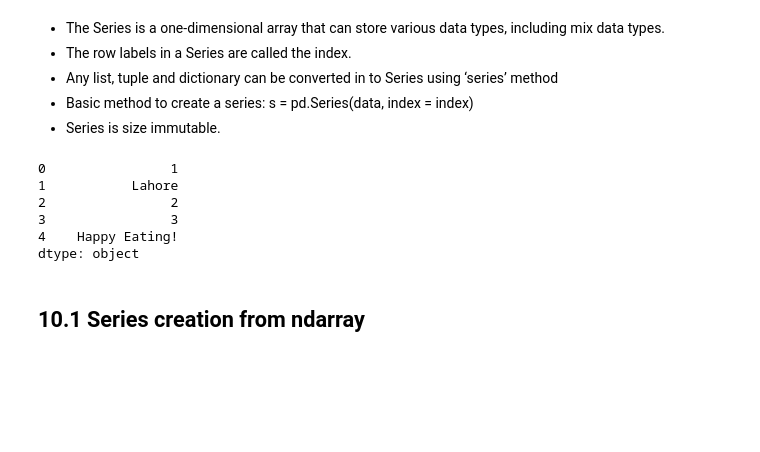
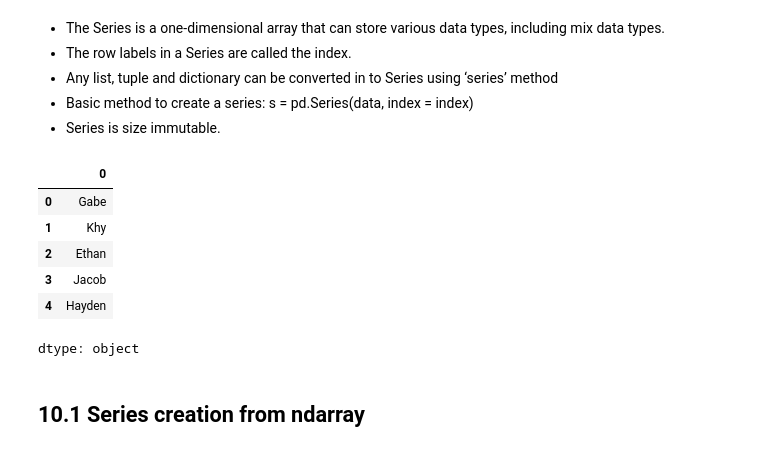
Before and after one commit to IAT-ExploringAI-2024/Week1---Intro-to-Python, a Jupyter notebook: Introduction_to_Python.ipynb, the cells around one changed output. Cells and saved outputs as stored; diff of their text form; code cells hidden in the pictures; blank space fills up the shorter version.

```diff
--- a/Introduction_to_Python.ipynb
+++ b/Introduction_to_Python.ipynb
@@ -904,13 +960,17 @@ These data structures are built on top of Numpy array, which means they are fast
 # %%
 import pandas as pd
 s = pd.Series([1, 'Lahore', 2, 3, 'Happy Eating!'])
 s
+
+roster = pd.Series(['Gabe', 'Khy', 'Ethan', 'Jacob', 'Hayden']) #created new Series array
+roster
 # %% [output]
+|  | 0 |
+| 0 | Gabe |
+| 1 | Khy |
+| 2 | Ethan |
+| 3 | Jacob |
+| 4 | Hayden |
-0                1
-1           Lahore
-2                2
-3                3
-4    Happy Eating!
 dtype: object
 # %% [markdown]
 ## 10.1 Series creation from ndarray
```
Also changed, not shown: parts of 16 cells of this notebook.
